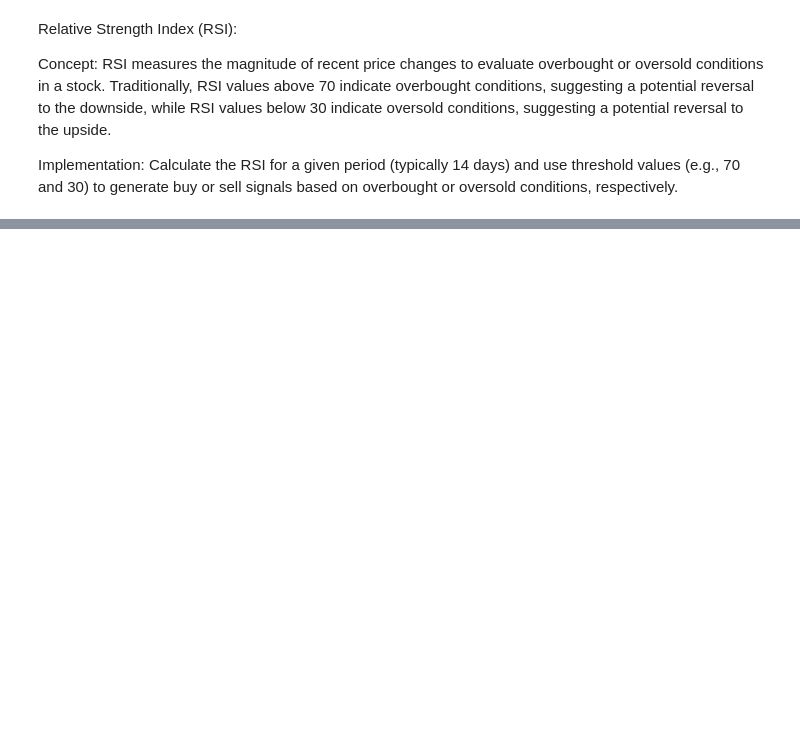
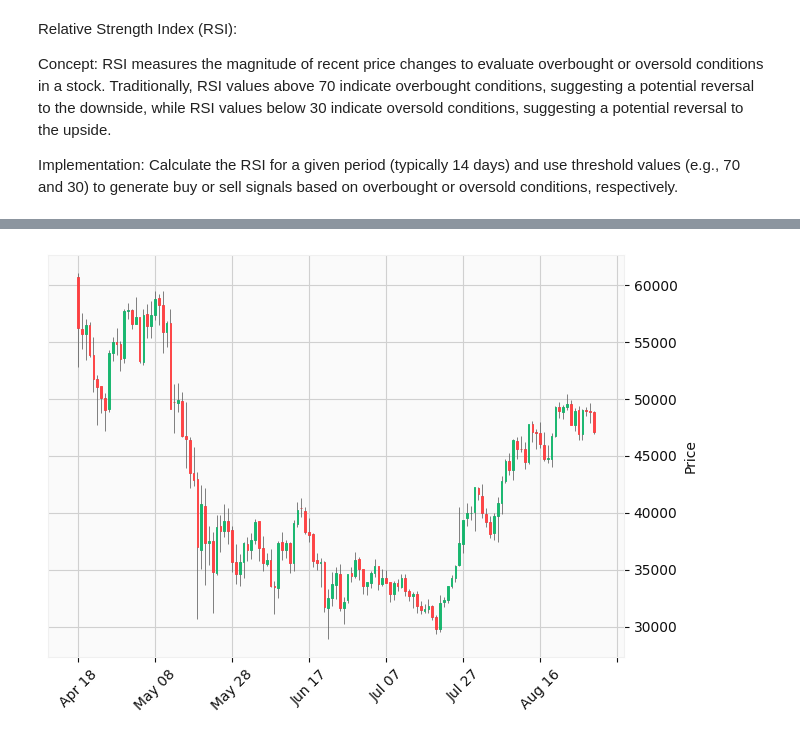
Before and after one commit to Mzu-Soci/Trading-Signal-Services, a Jupyter notebook: trading_service.ipynb, the cells around one changed output, grey strips where cells are left out. Cells and saved outputs as stored; diff of their text form; code cells hidden in the pictures; blank space fills up the shorter version.

```diff
--- a/trading_service.ipynb
+++ b/trading_service.ipynb
@@ -95,3 +110,17 @@ Concept:
 RSI measures the magnitude of recent price changes to evaluate overbought or oversold conditions in a stock. Traditionally, RSI values above 70 indicate overbought conditions, suggesting a potential reversal to the downside, while RSI values below 30 indicate oversold conditions, suggesting a potential reversal to the upside.
 
 Implementation: Calculate the RSI for a given period (typically 14 days) and use threshold values (e.g., 70 and 30) to generate buy or sell signals based on overbought or oversold conditions, respectively.
+# %%
+df = df.drop(columns=["ema_8", "ema_21"])
+
+# create a df_x_rsi to contain a subset of df
+df_x_rsi = df[-150: -1]
+
+# Calculate Relative Strength Index and to new column
+df_x_rsi["rsi"] = ta.rsi(df_x_rsi["close"], length=14)
+
+# Drop rows with NaN values
+df_x_rsi = df_x_rsi.dropna()
+
+# Display the first few
+df_x_rsi.head()
@@ -97,0 +140,4 @@ Implementation: Calculate the RSI for a given period (typically 14 days) and use
+# %%
+mpf.plot(df_x_rsi, type="candle", style="yahoo")
+# %% [output]
+[figure, added]
```
Also changed, not shown: parts of 6 cells of this notebook.
